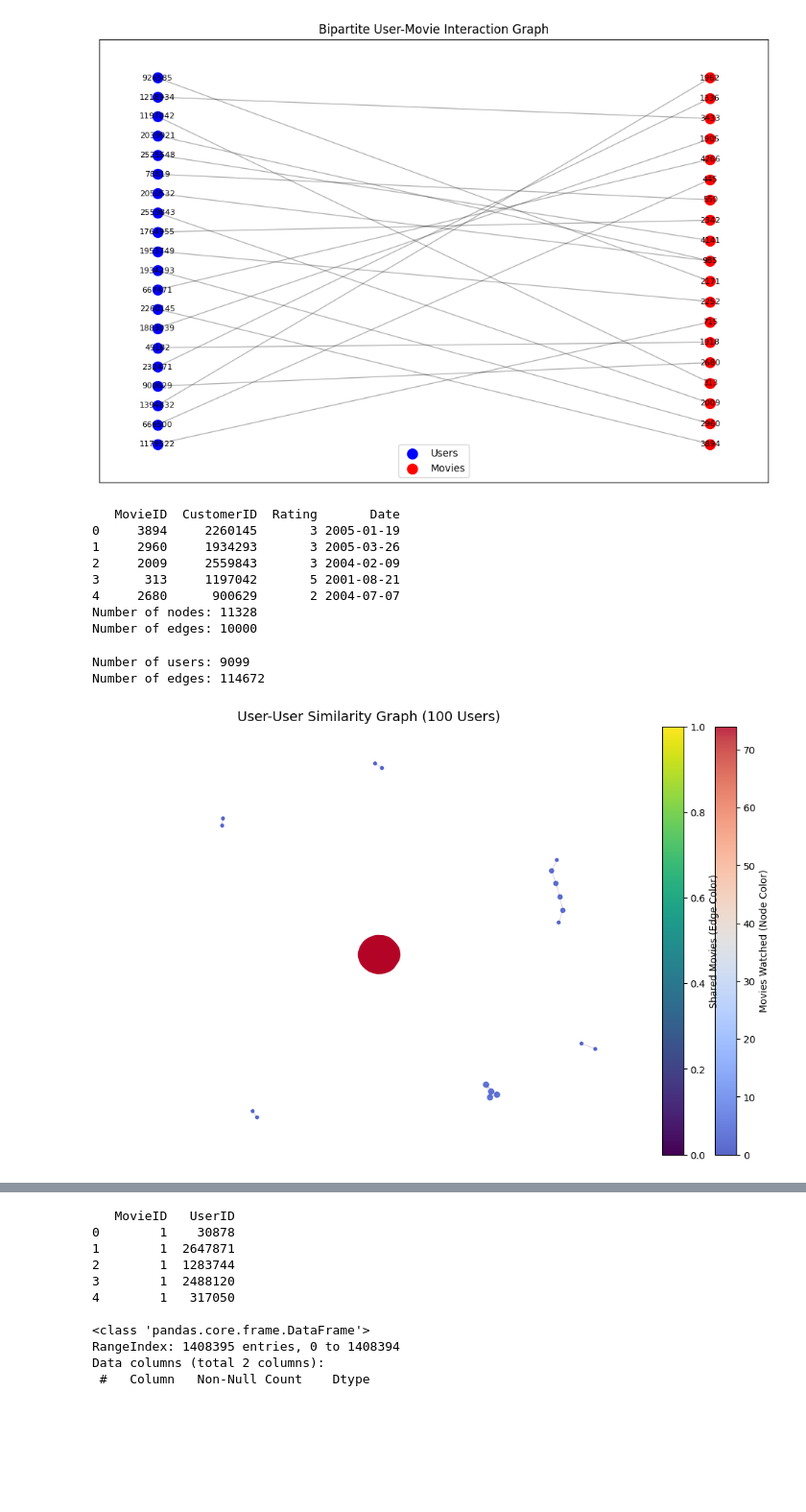
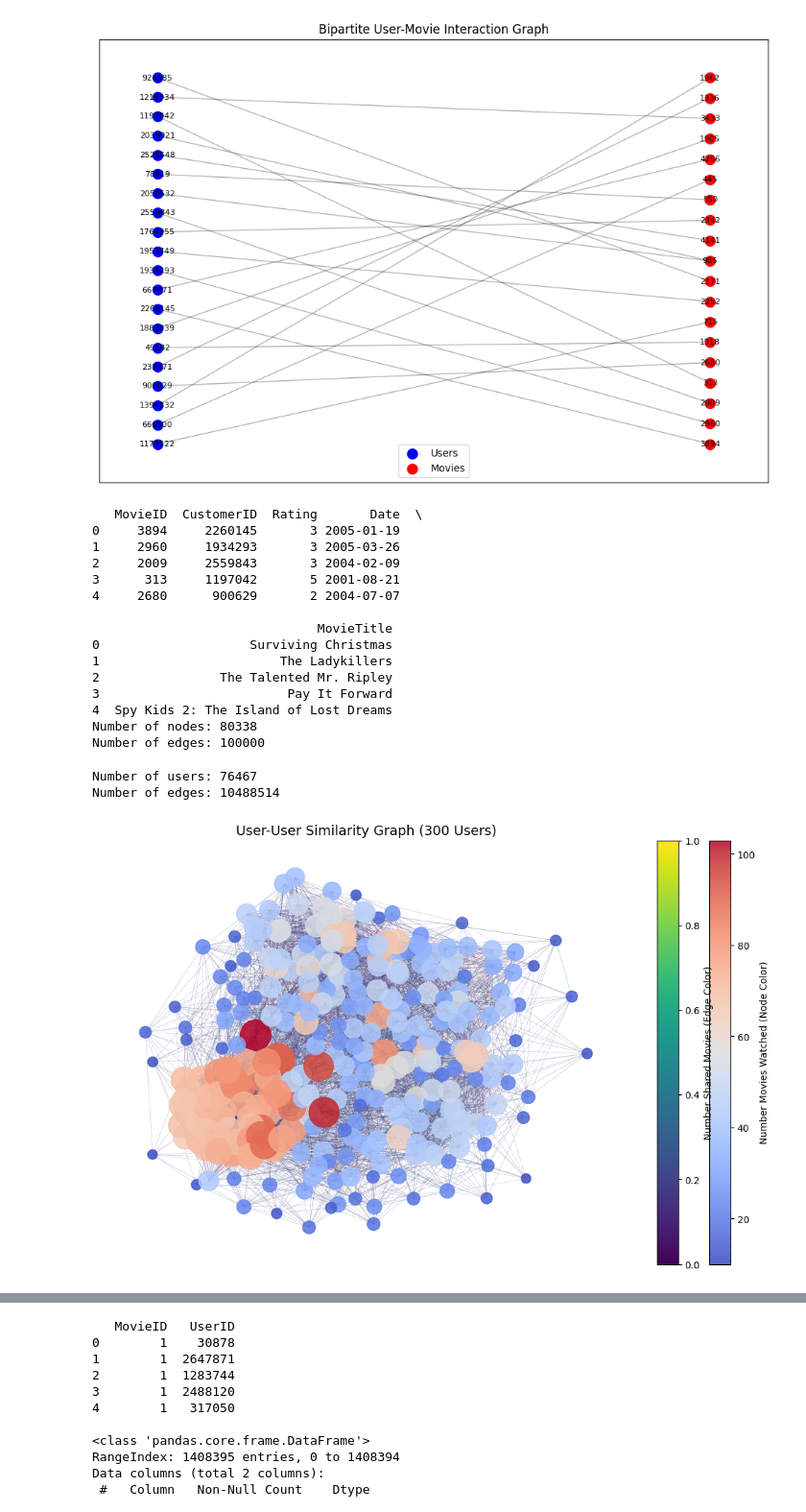
Before and after one commit to alessandrogentili001/Social-Networks-and-Recommendation-Systems, a Jupyter notebook: week_13/lab13.ipynb, the cells around one changed output, grey strips where cells are left out. Shown at 96% size. Saved outputs shown, nothing was run; the diff lists cells and outputs as text; code cells hidden in the pictures; blank space fills up the shorter version.

```diff
--- a/week_13/lab13.ipynb
+++ b/week_13/lab13.ipynb
@@ -388,7 +478,7 @@ plot_bipartite_graph(G)
 [figure]
 # %%
 # sample a bigger df
-sampled_df = sample_rows(combined_data_1_df, num_rows=10000, random_state=42)
+sampled_df = sample_rows(enriched_combined_data_1_df, num_rows=100000, random_state=42)
 print(sampled_df.head())
 
 # build a bigger User-Movie network
@@ -398,40 +488,56 @@ G = build_bipartite_graph(sampled_df)
 print(f"Number of nodes: {G.number_of_nodes()}")
 print(f"Number of edges: {G.number_of_edges()}")
 # %% [output]
-   MovieID  CustomerID  Rating       Date
+   MovieID  CustomerID  Rating       Date  \
 0     3894     2260145       3 2005-01-19
 1     2960     1934293       3 2005-03-26
 2     2009     2559843       3 2004-02-09
 3      313     1197042       5 2001-08-21
 4     2680      900629       2 2004-07-07
-Number of nodes: 11328
-Number of edges: 10000
+
+                              MovieTitle
+0                    Surviving Christmas
+1                        The Ladykillers
+2                The Talented Mr. Ripley
+3                         Pay It Forward
+4  Spy Kids 2: The Island of Lost Dreams
+Number of nodes: 80338
+Number of edges: 100000
 # %%
-def project_user_graph(bipartite_graph, df):
+def project_user_graph(bipartite_graph, df, rating_similarity_threshold=0.5):
     """
-    Projects a bipartite user-movie graph into a user-user similarity graph.
+    Projects a bipartite user-movie graph into a user-user similarity graph based on common movies and similar ratings.
 
     Args:
         bipartite_graph (networkx.Graph): The bipartite graph of users and movies.
-        df (pd.DataFrame): DataFrame containing 'CustomerID' and 'MovieID'.
+        df (pd.DataFrame): DataFrame containing 'CustomerID', 'MovieID', and 'Rating'.
+        rating_similarity_threshold (float): Threshold for considering ratings as similar (from 0 to 1).
 
     Returns:
-        user_graph (networkx.Graph): The projected user-user graph.
+        user_graph (networkx.Graph): The projected user-user graph with updated weights.
     """
     user_graph = nx.Graph()
 
     # Create a mapping of movies to users who rated them
-    movie_to_users = defaultdict(set)
+    movie_to_users = defaultdict(list)
     for _, row in df.iterrows():
-        movie_to_users[row["MovieID"]].add(row["CustomerID"])
+        movie_to_users[row["MovieID"]].append(row)
 
     # Iterate through movies and connect users who rated the same movie
-    for users in movie_to_users.values():
-        for u1, u2 in combinations(users, 2):
-            if user_graph.has_edge(u1, u2):
-                user_graph[u1][u2]["weight"] += 1  # Increase weight for multiple shared movies
-            else:
-                user_graph.add_edge(u1, u2, weight=1)  # First shared movie
+    for movie_id, ratings in movie_to_users.items():
+        for u1, u2 in combinations(ratings, 2):
+            user1, rating1 = u1["CustomerID"], u1["Rating"]
+            user2, rating2 = u2["CustomerID"], u2["Rating"]
+
+            # Calculate the similarity in ratings (normalized absolute difference)
+            rating_similarity = 1 - abs(rating1 - rating2) / 5  # Rating range from 0 to 5, so normalize
+
+            # If similarity is above the threshold, include it in the weight calculation
+            if rating_similarity >= rating_similarity_threshold:
+                if user_graph.has_edge(user1, user2):
+                    user_graph[user1][user2]["weight"] += rating_similarity  # Increase weight based on rating similarity
+                else:
+                    user_graph.add_edge(user1, user2, weight=rating_similarity)  # First shared movie with rating similarity
 
     return user_graph
 
@@ -442,8 +548,8 @@ user_user_graph = project_user_graph(G, sampled_df)
 print(f"Number of users: {user_user_graph.number_of_nodes()}")
 print(f"Number of edges: {user_user_graph.number_of_edges()}")
 # %% [output]
-Number of users: 9099
-Number of edges: 114672
+Number of users: 76467
+Number of edges: 10488514
 # %%
 def plot_user_user_graph(G, top_n=100):
     """
@@ -473,34 +579,34 @@ def plot_user_user_graph(G, top_n=100):
 
     # Edge properties based on similarity weight
     edge_weights = np.array([d["weight"] for (_, _, d) in G.edges(data=True)])
 
     # Normalize edge colors to range between 0 and 1
     edge_color_norm = (edge_weights - edge_weights.min()) / (edge_weights.max() - edge_weights.min() + 1e-6)
 
     # Draw nodes
     nodes = nx.draw_networkx_nodes(G, pos, ax=ax, node_size=node_color * 10,
                                    node_color=node_color, cmap="coolwarm", alpha=0.85)
 
     # Draw edges with color mapping
     edges = nx.draw_networkx_edges(G, pos, ax=ax, edge_color=edge_color_norm,
                                    edge_cmap=plt.cm.viridis, width=edge_weights / 5, alpha=0.75)
 
     # Labels
     #nx.draw_networkx_labels(G, pos, ax=ax, font_size=8, font_color="black")
 
     # Add colorbars
     cbar_nodes = fig.colorbar(nodes, ax=ax, orientation="vertical", fraction=0.046, pad=0.04)
-    cbar_nodes.set_label("Movies Watched (Node Color)")
+    cbar_nodes.set_label("Number Movies Watched (Node Color)")
 
     cbar_edges = fig.colorbar(plt.cm.ScalarMappable(cmap="viridis"), ax=ax, orientation="vertical", fraction=0.046, pad=0.04)
-    cbar_edges.set_label("Shared Movies (Edge Color)")
+    cbar_edges.set_label("Number Shared Movies (Edge Color)")
 
     # Title and formatting
     plt.title(f"User-User Similarity Graph ({top_n} Users)", fontsize=14)
     plt.axis("off")
     plt.show()
 
 # Plot the updated user-user graph
-plot_user_user_graph(user_user_graph, top_n=100)
+plot_user_user_graph(user_user_graph, top_n=300)
 # %% [output]
-[figure, old version]
+[figure, new version]
```
Also changed, not shown: parts of 14 cells of this notebook, 9 other files.
